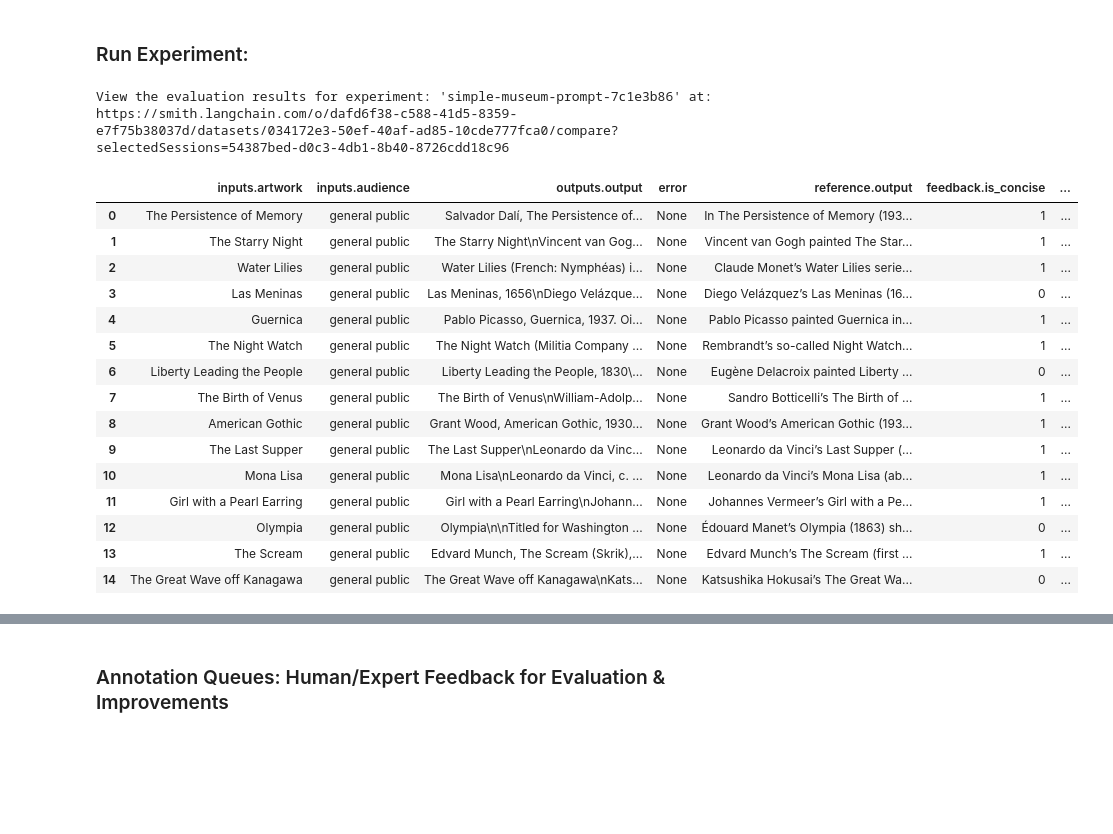
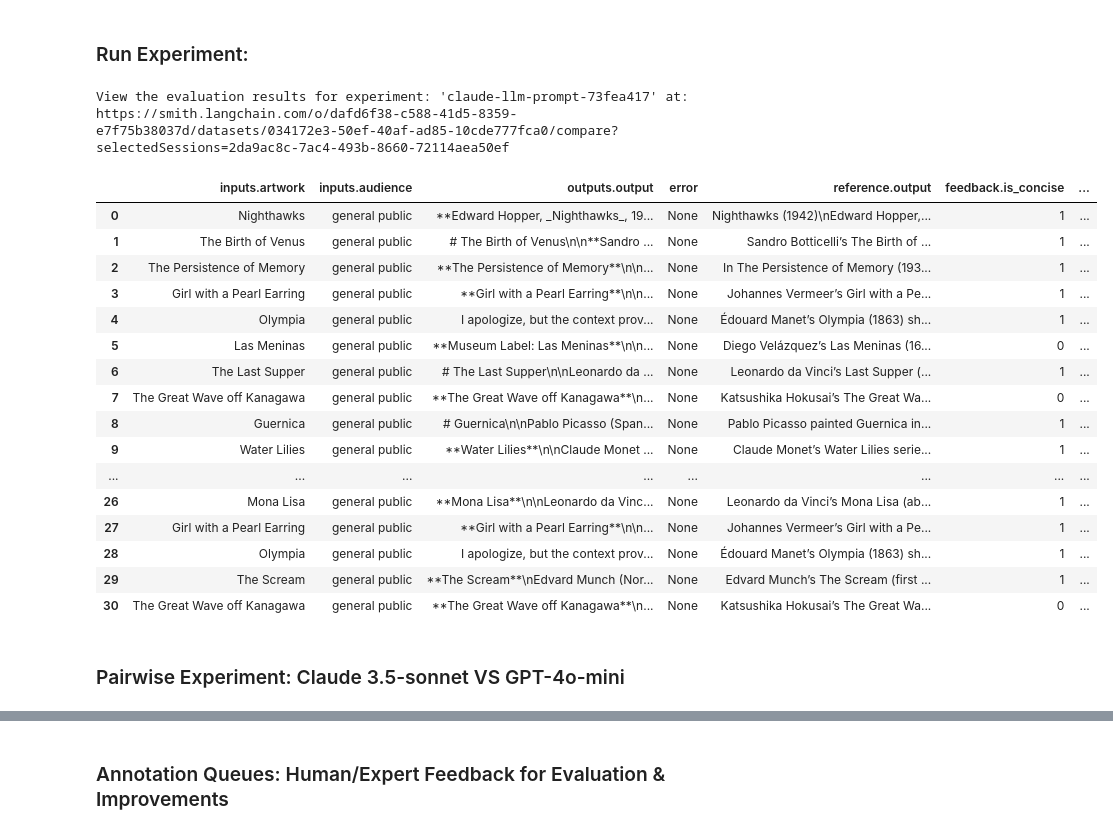
Before and after one commit to christineastoria/langsmith-demo, a Jupyter notebook: langsmith_demo.ipynb, the cells around one changed output, grey strips where cells are left out. Saved outputs shown, nothing was run; the diff lists cells and outputs as text; code cells hidden in the pictures; blank space fills up the shorter version.

```diff
--- a/langsmith_demo.ipynb
+++ b/langsmith_demo.ipynb
@@ -291,9 +180,10 @@ from langsmith import Client, traceable
 from langchain.docstore.document import Document
 from langchain_community.document_loaders import WikipediaLoader
 
-client = Client()
-
+DEFAULT_MODEL = "claude-sonnet-4.5"
+DEFAULT_TEMPERATURE = 0.2
 def museum_caption_generator(artwork: str, audience: str, prompt):
+    temperature = DEFAULT_TEMPERATURE
     @traceable(run_type="llm", name="generate_label", metadata={
         "provider": "openai",
         "model": DEFAULT_MODEL,
@@ -325,6 +215,8 @@ def museum_caption_generator(artwork: str, audience: str, prompt):
     return museum_label_from_wikipedia(artwork, audience)
 
 #TODO: Pull prompt here
+client = Client(api_key=LANGSMITH_API_KEY)
+prompt = client.pull_prompt("llm-assisted-prompt-claude:5a7f8bb6", include_model=True)
 
 artwork = "The Birth of Venus"
 audience = "general public"
@@ -547,45 +444,51 @@ def no_beautiful_or_amazing(reference_outputs: dict, outputs: dict) -> dict:
 # %%
 from langsmith import evaluate, Client
 
-client = Client()
+client = Client(api_key=LANGSMITH_API_KEY)
 dataset_name = "museum-generator-golden-dataset"
 
 #build target function
-client = Client()  # uses LANGSMITH_API_KEY from env
-prompt = client.pull_prompt("simple-museum-prompt:84cd00b2", include_model=True)
-# prompt = client.pull_prompt("art-only-prompt:485a79ff", include_model=True)
+client = Client()
+#PROMPT OPTIONS
+# PROMPT = client.pull_prompt("simple-museum-prompt:84cd00b2", include_model=True)
+# PROMPT = client.pull_prompt("art-only-prompt:485a79ff", include_model=True)
+# PROMPT = client.pull_prompt("artistic-prompt:28b624eb", include_model=True)
+PROMPT = client.pull_prompt("claude-llm-created-prompt", include_model=True)
 
-@traceable(run_type="chain", name=f"museum_label (prompt=target-audience-prompt:b07b0a6b)")
+@traceable(run_type="chain", name=f"museum_label (prompt=claude-llm-created-prompt)")
 def target_function(inputs: dict):
     artwork  = inputs.get("artwork")
     audience = inputs.get("audience")
     prompt = PROMPT
     output = museum_caption_generator(artwork, audience, prompt)
     return { "output": output}
 
 
 evaluate(
     target_function,
     data=dataset_name,
     evaluators=[is_concise_enough, no_beautiful_or_amazing],
-    experiment_prefix="simple-museum-prompt"
+    experiment_prefix="claude-llm-prompt"
 )
 # %% [output]
-View the evaluation results for experiment: 'simple-museum-prompt-7c1e3b86' at:
-https://smith.langchain.com/o/dafd6f38-c588-41d5-8359-e7f75b38037d/datasets/034172e3-50ef-40af-ad85-10cde777fca0/compare?selectedSessions=54387bed-d0c3-4db1-8b40-8726cdd18c96
+View the evaluation results for experiment: 'claude-llm-prompt-73fea417' at:
+https://smith.langchain.com/o/dafd6f38-c588-41d5-8359-e7f75b38037d/datasets/034172e3-50ef-40af-ad85-10cde777fca0/compare?selectedSessions=2da9ac8c-7ac4-493b-8660-72114aea50ef
 |  | inputs.artwork | inputs.audience | outputs.output | error | reference.output | feedback.is_concise | ... |
-| 0 | The Persistence of Memory | general public | Salvador Dalí, The Persistence of... | None | In The Persistence of Memory (193... | 1 | ... |
-| 1 | The Starry Night | general public | The Starry Night\nVincent van Gog... | None | Vincent van Gogh painted The Star... | 1 | ... |
-| 2 | Water Lilies | general public | Water Lilies (French: Nymphéas) i... | None | Claude Monet’s Water Lilies serie... | 1 | ... |
-| 3 | Las Meninas | general public | Las Meninas, 1656\nDiego Velázque... | None | Diego Velázquez’s Las Meninas (16... | 0 | ... |
-| 4 | Guernica | general public | Pablo Picasso, Guernica, 1937. Oi... | None | Pablo Picasso painted Guernica in... | 1 | ... |
-| 5 | The Night Watch | general public | The Night Watch (Militia Company ... | None | Rembrandt’s so-called Night Watch... | 1 | ... |
-| 6 | Liberty Leading the People | general public | Liberty Leading the People, 1830\... | None | Eugène Delacroix painted Liberty ... | 0 | ... |
-| 7 | The Birth of Venus | general public | The Birth of Venus\nWilliam-Adolp... | None | Sandro Botticelli’s The Birth of ... | 1 | ... |
-| 8 | American Gothic | general public | Grant Wood, American Gothic, 1930... | None | Grant Wood’s American Gothic (193... | 1 | ... |
-| 9 | The Last Supper | general public | The Last Supper\nLeonardo da Vinc... | None | Leonardo da Vinci’s Last Supper (... | 1 | ... |
-| 10 | Mona Lisa | general public | Mona Lisa\nLeonardo da Vinci, c. ... | None | Leonardo da Vinci’s Mona Lisa (ab... | 1 | ... |
-| 11 | Girl with a Pearl Earring | general public | Girl with a Pearl Earring\nJohann... | None | Johannes Vermeer’s Girl with a Pe... | 1 | ... |
-| 12 | Olympia | general public | Olympia\n\nTitled for Washington ... | None | Édouard Manet’s Olympia (1863) sh... | 0 | ... |
-| 13 | The Scream | general public | Edvard Munch, The Scream (Skrik),... | None | Edvard Munch’s The Scream (first ... | 1 | ... |
-| 14 | The Great Wave off Kanagawa | general public | The Great Wave off Kanagawa\nKats... | None | Katsushika Hokusai’s The Great Wa... | 0 | ... |
+| 0 | Nighthawks | general public | **Edward Hopper, _Nighthawks_, 19... | None | Nighthawks (1942)\nEdward Hopper,... | 1 | ... |
+| 1 | The Birth of Venus | general public | # The Birth of Venus\n\n**Sandro ... | None | Sandro Botticelli’s The Birth of ... | 1 | ... |
+| 2 | The Persistence of Memory | general public | **The Persistence of Memory**\n\n... | None | In The Persistence of Memory (193... | 1 | ... |
+| 3 | Girl with a Pearl Earring | general public | **Girl with a Pearl Earring**\n\n... | None | Johannes Vermeer’s Girl with a Pe... | 1 | ... |
+| 4 | Olympia | general public | I apologize, but the context prov... | None | Édouard Manet’s Olympia (1863) sh... | 1 | ... |
+| 5 | Las Meninas | general public | **Museum Label: Las Meninas**\n\n... | None | Diego Velázquez’s Las Meninas (16... | 0 | ... |
+| 6 | The Last Supper | general public | # The Last Supper\n\nLeonardo da ... | None | Leonardo da Vinci’s Last Supper (... | 1 | ... |
+| 7 | The Great Wave off Kanagawa | general public | **The Great Wave off Kanagawa**\n... | None | Katsushika Hokusai’s The Great Wa... | 0 | ... |
+| 8 | Guernica | general public | # Guernica\n\nPablo Picasso (Span... | None | Pablo Picasso painted Guernica in... | 1 | ... |
+| 9 | Water Lilies | general public | **Water Lilies**\n\nClaude Monet ... | None | Claude Monet’s Water Lilies serie... | 1 | ... |
+| ... | ... | ... | ... | ... | ... | ... | ... |
+| 26 | Mona Lisa | general public | **Mona Lisa**\n\nLeonardo da Vinc... | None | Leonardo da Vinci’s Mona Lisa (ab... | 1 | ... |
+| 27 | Girl with a Pearl Earring | general public | **Girl with a Pearl Earring**\n\n... | None | Johannes Vermeer’s Girl with a Pe... | 1 | ... |
+| 28 | Olympia | general public | I apologize, but the context prov... | None | Édouard Manet’s Olympia (1863) sh... | 1 | ... |
+| 29 | The Scream | general public | **The Scream**\nEdvard Munch (Nor... | None | Edvard Munch’s The Scream (first ... | 1 | ... |
+| 30 | The Great Wave off Kanagawa | general public | **The Great Wave off Kanagawa**\n... | None | Katsushika Hokusai’s The Great Wa... | 0 | ... |
+# %% [markdown]
+### Pairwise Experiment: Claude 3.5-sonnet VS GPT-4o-mini
```
Also changed, not shown: parts of 9 cells of this notebook.
